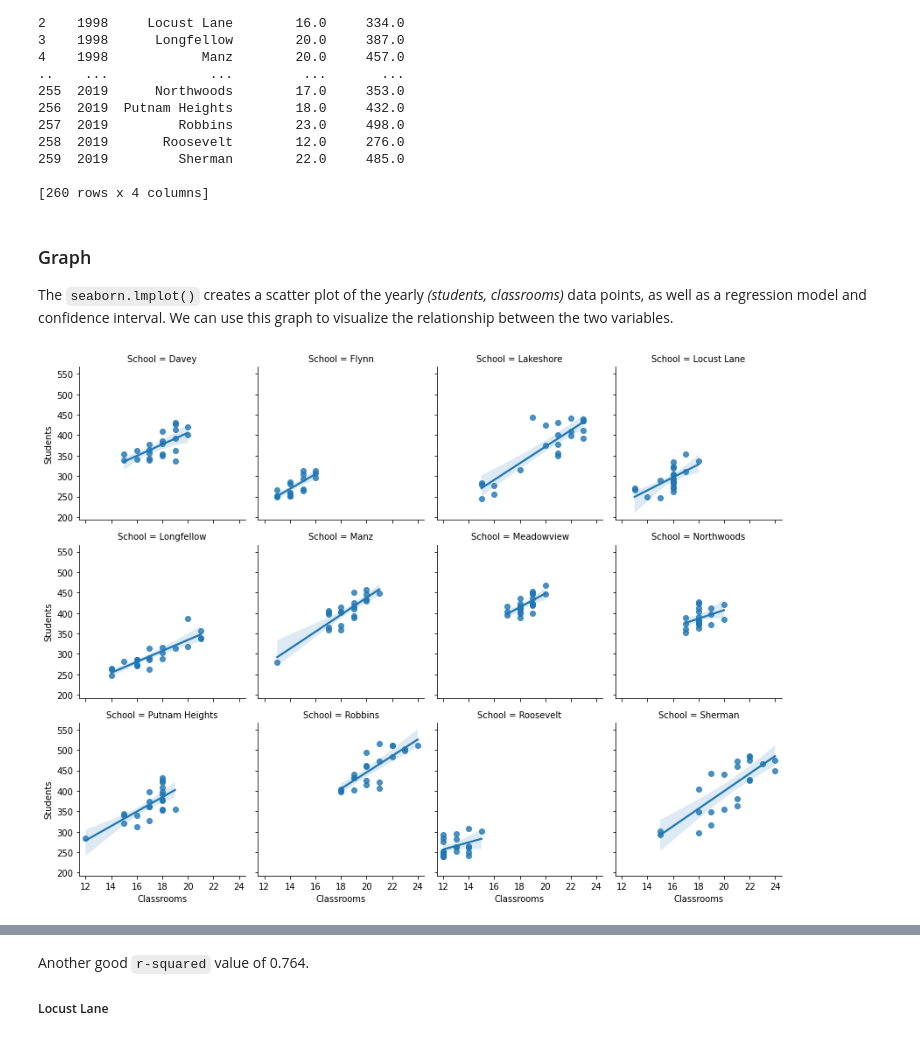
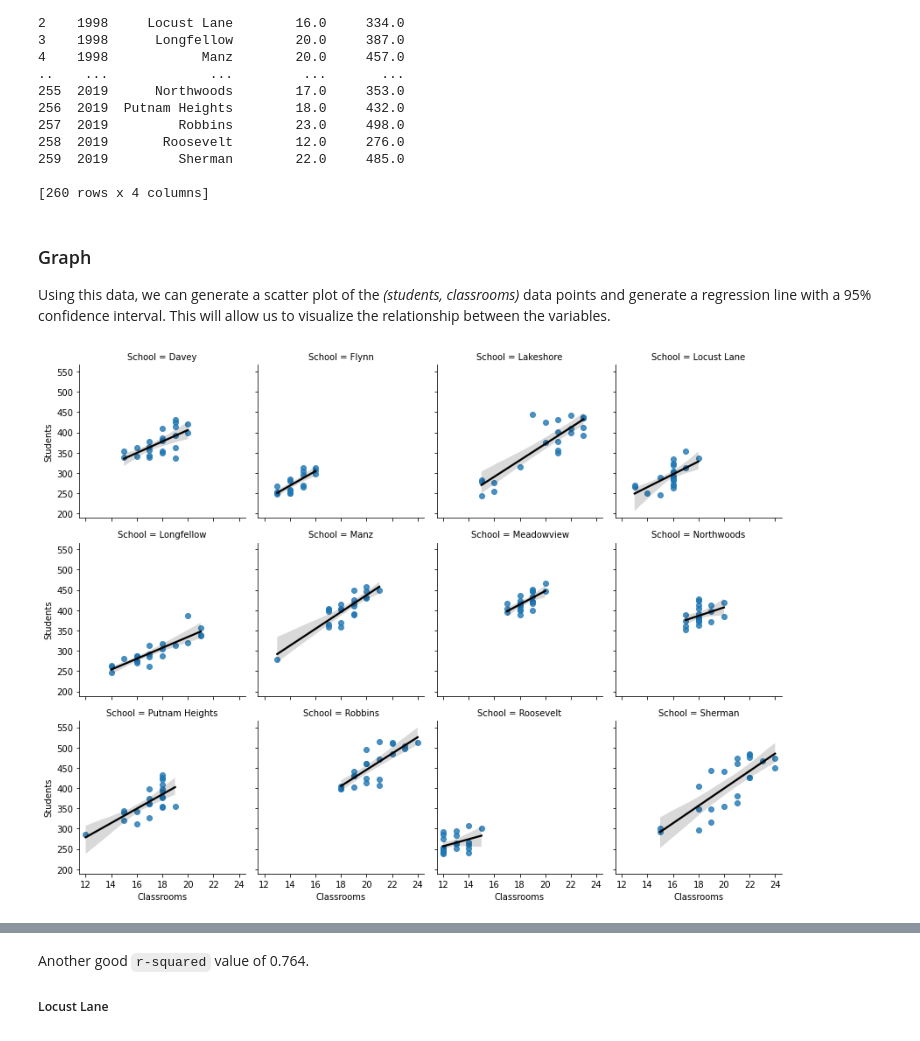
Before and after one commit to toxygene/ecasd-enrollment, a Jupyter notebook: Linear Regression of Yearly School Population and Classroom Usage.ipynb, the cells around one changed output, grey strips where cells are left out. Saved outputs shown, nothing was run; the diff lists cells and outputs as text; code cells hidden in the pictures.

```diff
--- a/Linear Regression of Yearly School Population and Classroom Usage.ipynb
+++ b/Linear Regression of Yearly School Population and Classroom Usage.ipynb
@@ -32,15 +55,15 @@ print(df)
 [260 rows x 4 columns]
 # %% [markdown]
 ### Graph
-The `seaborn.lmplot()` creates a scatter plot of the yearly *(students, classrooms)* data points, as well as a regression model and confidence interval. We can use this graph to visualize the relationship between the two variables.
+Using this data, we can generate a scatter plot of the *(students, classrooms)* data points and generate a regression line with a 95% confidence interval. This will allow us to visualize the relationship between the variables.
 # %%
 import seaborn as sns
 import matplotlib.pyplot as plt
 
-g = sns.lmplot(x="Classrooms", y="Students", col="School", col_wrap=4, data=df, height=3)
+g = sns.lmplot(x="Classrooms", y="Students", col="School", col_wrap=4, data=df, height=3, line_kws={"color": "black"})
 g.set(xlim=(11.5, 24.5))
 g.set(xticks=range(12, 25, 2))
 plt.show()
 # %% [output]
-[figure, old version]
+[figure, new version]
 # %% [markdown]
```
Also changed, not shown: parts of 21 cells of this notebook.
